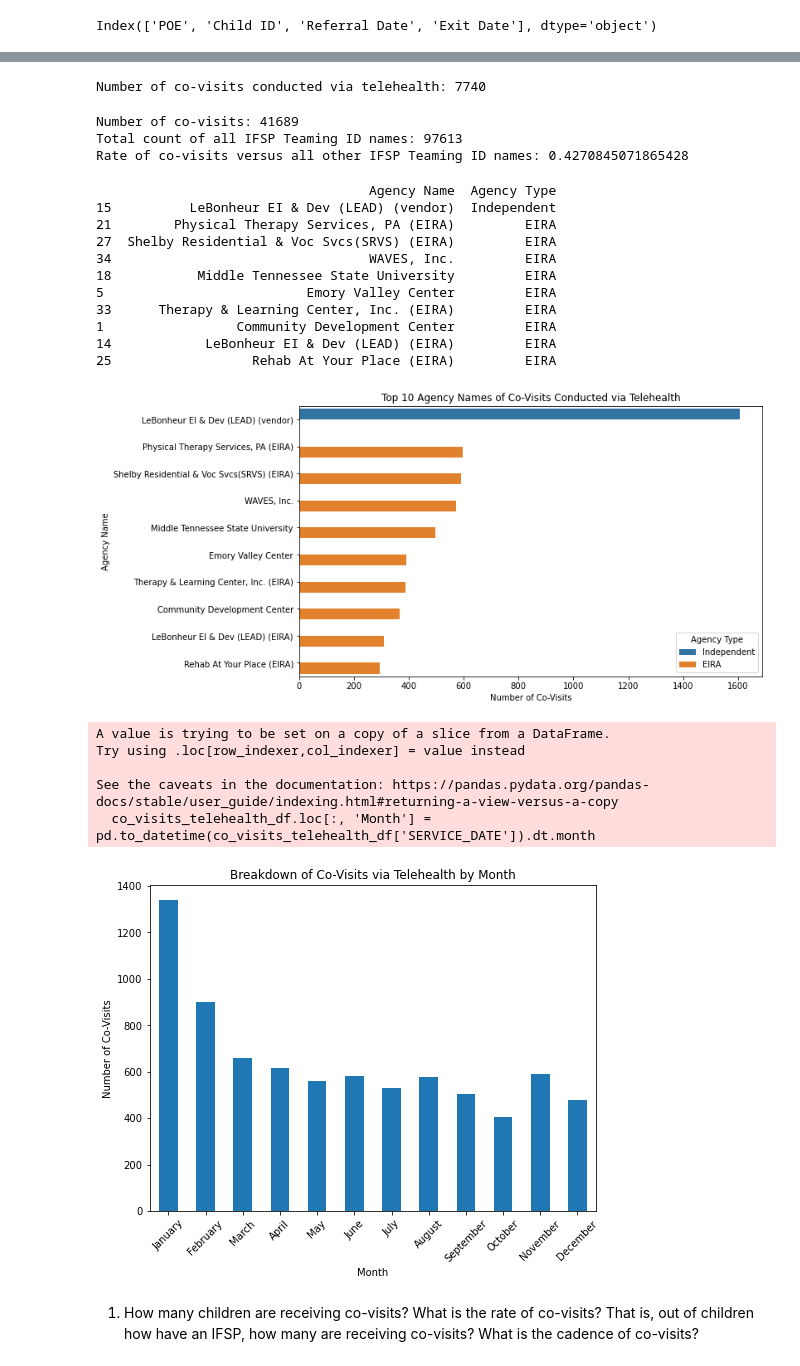
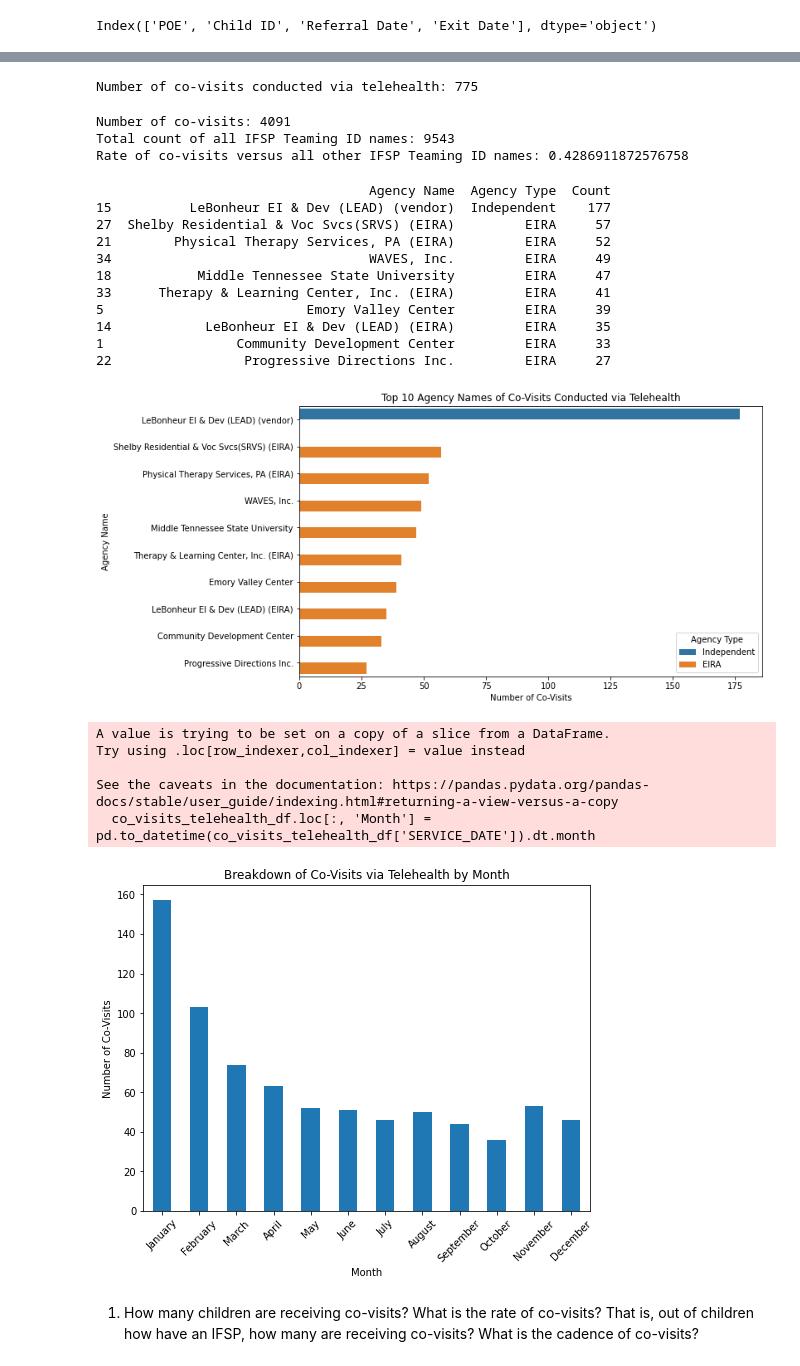
Before and after one commit to NSS-Data-Analytics-Cohort-8/teis_da8_1-should-pad-alytics, a Jupyter notebook: notebook/EDA-1.ipynb, the cells around one changed output, grey strips where cells are left out. Saved outputs shown, nothing was run; the diff lists cells and outputs as text; code cells hidden in the pictures.

```diff
--- a/notebook/EDA-1.ipynb
+++ b/notebook/EDA-1.ipynb
@@ -78,0 +93,20 @@ merged_df
+# %%
+# Filter the data for telehealth services
+telehealth_data = df[df['SERVICE_SETTING'] == 'Telehealth']
+
+# Count the occurrences of each FSP Teaming ID Name in telehealth services
+fsp_teaming_counts = telehealth_data['IFSP Teaming ID name'].value_counts()
+
+# Plot the distribution of FSP Teaming ID Names for telehealth services
+plt.figure(figsize=(10, 6))
+ax = sns.barplot(x=fsp_teaming_counts.index, y=fsp_teaming_counts.values)
+plt.xlabel('FSP Teaming ID Name')
+plt.ylabel('Count')
+plt.title('Distribution of IFSP Teaming ID Name for Telehealth Services')
+
+# Add count labels to the bars
+for i, count in enumerate(fsp_teaming_counts.values):
+    ax.text(i, count, str(count), ha='center', va='bottom')
+
+plt.xticks(rotation=45)
+plt.show()
@@ -79,15 +147,15 @@ merged_df
 # %%
-co_visits_telehealth_df = merged_df[(merged_df['IFSP Teaming ID name'] == 'Co-Visit') & (merged_df['SERVICE_SETTING'] == 'Telehealth')]
+co_visits_telehealth_df = df[(df['IFSP Teaming ID name'] == 'Co-Visit') & (df['SERVICE_SETTING'] == 'Telehealth')]
 num_co_visits_telehealth = co_visits_telehealth_df.shape[0]
 print("Number of co-visits conducted via telehealth:", num_co_visits_telehealth)
 # %% [output]
-Number of co-visits conducted via telehealth: 7740
+Number of co-visits conducted via telehealth: 775
 # %%
 # Calculate the number of co-visits
-num_co_visits = merged_df[merged_df['IFSP Teaming ID name'] == 'Co-Visit'].shape[0]
+num_co_visits = df[df['IFSP Teaming ID name'] == 'Co-Visit'].shape[0]
 
 # Calculate the total count of all IFSP Teaming ID names
-total_count = merged_df['IFSP Teaming ID name'].value_counts().sum()
+total_count = df['IFSP Teaming ID name'].value_counts().sum()
 
 # Calculate the rate of co-visits
 co_visits_rate = num_co_visits / total_count
@@ -97,13 +165,10 @@ print("Number of co-visits:", num_co_visits)
 print("Total count of all IFSP Teaming ID names:", total_count)
 print("Rate of co-visits versus all other IFSP Teaming ID names:", co_visits_rate)
 # %% [output]
-Number of co-visits: 41689
-Total count of all IFSP Teaming ID names: 97613
-Rate of co-visits versus all other IFSP Teaming ID names: 0.4270845071865428
+Number of co-visits: 4091
+Total count of all IFSP Teaming ID names: 9543
+Rate of co-visits versus all other IFSP Teaming ID names: 0.4286911872576758
 # %%
-# Filter the data frame to include only Co-Visits conducted via Telehealth
-co_visits_telehealth = merged_df[(merged_df['IFSP Teaming ID name'] == 'Co-Visit') & (merged_df['SERVICE_SETTING'] == 'Telehealth')]
-
 # Group the data by "Agency Name" and "Agency Type" and count the occurrences
 co_visits_counts = co_visits_telehealth.groupby(["Agency Name", "Agency Type"]).size().reset_index(name="Count")
 
@@ -112,7 +177,7 @@ co_visits_counts = co_visits_counts.sort_values(by="Count", ascending=False)
 
 # Take the top 10 rows
 top_10_co_visits = co_visits_counts.head(10)
-print(top_10_co_visits[["Agency Name", "Agency Type"]])
+print(top_10_co_visits[["Agency Name", "Agency Type", "Count"]])
 
 # Plot the top 10 Co-Visits conducted via Telehealth
 plt.figure(figsize=(10, 6))
@@ -123,46 +188,46 @@ plt.title("Top 10 Agency Names of Co-Visits Conducted via Telehealth")
 plt.legend(title="Agency Type")
 plt.show()
 # %% [output]
-                                   Agency Name  Agency Type
-15          LeBonheur EI & Dev (LEAD) (vendor)  Independent
-21        Physical Therapy Services, PA (EIRA)         EIRA
-27  Shelby Residential & Voc Svcs(SRVS) (EIRA)         EIRA
-34                                 WAVES, Inc.         EIRA
-18           Middle Tennessee State University         EIRA
-5                          Emory Valley Center         EIRA
-33      Therapy & Learning Center, Inc. (EIRA)         EIRA
-1                 Community Development Center         EIRA
-14            LeBonheur EI & Dev (LEAD) (EIRA)         EIRA
-25                  Rehab At Your Place (EIRA)         EIRA
+                                   Agency Name  Agency Type  Count
+15          LeBonheur EI & Dev (LEAD) (vendor)  Independent    177
+27  Shelby Residential & Voc Svcs(SRVS) (EIRA)         EIRA     57
+21        Physical Therapy Services, PA (EIRA)         EIRA     52
+34                                 WAVES, Inc.         EIRA     49
+18           Middle Tennessee State University         EIRA     47
+33      Therapy & Learning Center, Inc. (EIRA)         EIRA     41
+5                          Emory Valley Center         EIRA     39
+14            LeBonheur EI & Dev (LEAD) (EIRA)         EIRA     35
+1                 Community Development Center         EIRA     33
+22                 Progressive Directions Inc.         EIRA     27
-[figure, old version]
+[figure, new version]
 # %%
 # Filter the data frame to include only records with co-visits and telehealth service setting
-co_visits_telehealth_df = merged_df.loc[(merged_df['IFSP Teaming ID name'] == 'Co-Visit') & (merged_df['SERVICE_SETTING'] == 'Telehealth'), :]
+co_visits_telehealth_df = df.loc[(df['IFSP Teaming ID name'] == 'Co-Visit') & (df['SERVICE_SETTING'] == 'Telehealth'), :]
 
 # Extract the month information from the date column using .loc
 co_visits_telehealth_df.loc[:, 'Month'] = pd.to_datetime(co_visits_telehealth_df['SERVICE_DATE']).dt.month
 
 # Count the occurrences of co-visits in each month
 co_visits_by_month = co_visits_telehealth_df['Month'].value_counts().sort_index()
 
 # Map month numbers to month names
 month_names = [calendar.month_name[i] for i in co_visits_by_month.index]
 
 # Plot the breakdown of co-visits by month
 plt.figure(figsize=(8, 6))
 co_visits_by_month.plot(kind='bar')
 plt.xlabel('Month')
 plt.ylabel('Number of Co-Visits')
 plt.title('Breakdown of Co-Visits via Telehealth by Month')
 plt.xticks(range(len(co_visits_by_month)), month_names, rotation=45)
 plt.show()
 # %% [output]
 A value is trying to be set on a copy of a slice from a DataFrame.
 Try using .loc[row_indexer,col_indexer] = value instead
 
 See the caveats in the documentation: https://pandas.pydata.org/pandas-docs/stable/user_guide/indexing.html#returning-a-view-versus-a-copy
   co_visits_telehealth_df.loc[:, 'Month'] = pd.to_datetime(co_visits_telehealth_df['SERVICE_DATE']).dt.month
-[figure, old version]
+[figure, new version]
 # %% [markdown]
 1. How many children are receiving co-visits? What is the rate of co-visits? That is, out of children how have an IFSP, how many are receiving co-visits? What is the cadence of co-visits?
 # %% [markdown]
```
Also changed, not shown: parts of 10 cells of this notebook.
